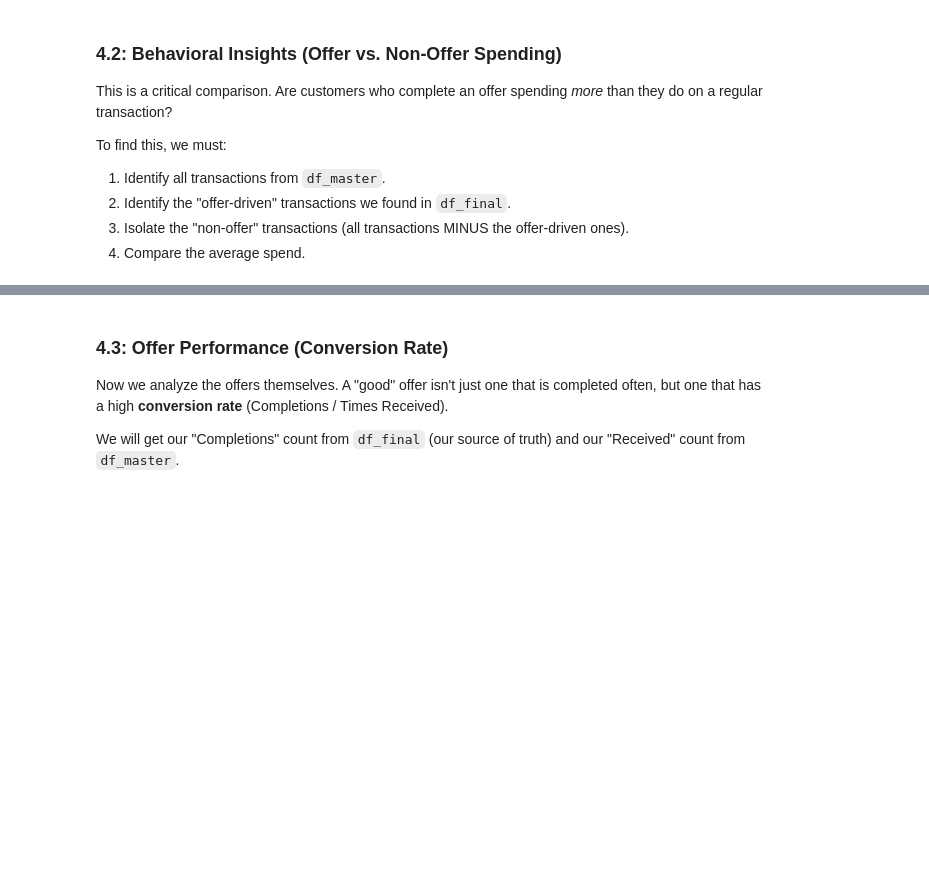
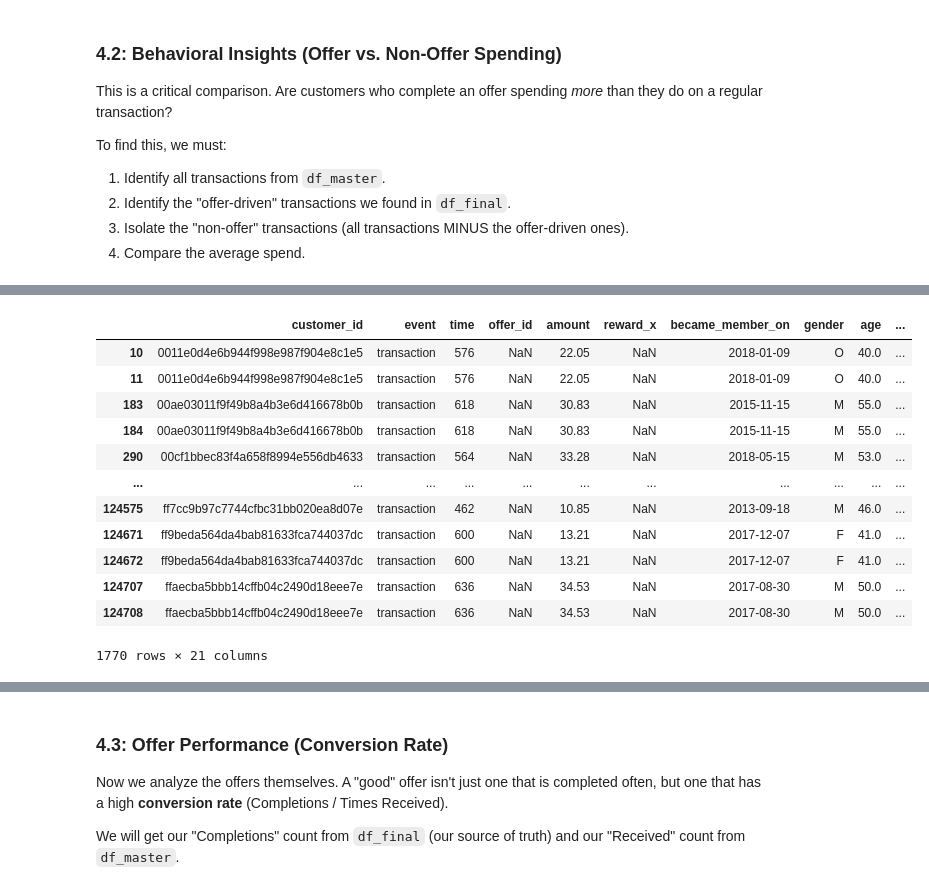
Before and after one commit to irfanzim/Python-Maven-Rewards-Challenge, a Jupyter notebook: Final Analysis.ipynb, the cells around one changed output, grey strips where cells are left out. Saved outputs shown, nothing was run; the diff lists cells and outputs as text; code cells hidden in the pictures; blank space fills up the shorter version.

```diff
--- a/Final Analysis.ipynb
+++ b/Final Analysis.ipynb
@@ -598,3 +660,8 @@ To find this, we must:
 2.  Identify the "offer-driven" transactions we found in `df_final`.
 3.  Isolate the "non-offer" transactions (all transactions MINUS the offer-driven ones).
 4.  Compare the average spend.
+# %%
+# 1. Get total number of transactions from the master log
+number_transactions = df_master[df_master['event'] == 'transaction'].copy()
+print(number_transactions.shape)
+number_transactions.head()
@@ -600,0 +706,10 @@ To find this, we must:
+# %%
+# 3. Isolate "non-offer" transactions by merging and finding what doesn't match
+# We merge our key with number_transactions.
+number_transactions = number_transactions.merge(
+    attributed_transactions_key,
+    on=['customer_id', 'time'],
+    how='left'
+)
+print(number_transactions.shape)
+number_transactions.head()
@@ -600,0 +734,16 @@ To find this, we must:
+# %%
+number_transactions[number_transactions.duplicated(keep=False)]
+# %% [output]
+|  | customer_id | event | time | offer_id | amount | reward_x | became_member_on | gender | age | ... |
+| 10 | 0011e0d4e6b944f998e987f904e8c1e5 | transaction | 576 | NaN | 22.05 | NaN | 2018-01-09 | O | 40.0 | ... |
+| 11 | 0011e0d4e6b944f998e987f904e8c1e5 | transaction | 576 | NaN | 22.05 | NaN | 2018-01-09 | O | 40.0 | ... |
+| 183 | 00ae03011f9f49b8a4b3e6d416678b0b | transaction | 618 | NaN | 30.83 | NaN | 2015-11-15 | M | 55.0 | ... |
+| 184 | 00ae03011f9f49b8a4b3e6d416678b0b | transaction | 618 | NaN | 30.83 | NaN | 2015-11-15 | M | 55.0 | ... |
+| 290 | 00cf1bbec83f4a658f8994e556db4633 | transaction | 564 | NaN | 33.28 | NaN | 2018-05-15 | M | 53.0 | ... |
+| ... | ... | ... | ... | ... | ... | ... | ... | ... | ... | ... |
+| 124575 | ff7cc9b97c7744cfbc31bb020ea8d07e | transaction | 462 | NaN | 10.85 | NaN | 2013-09-18 | M | 46.0 | ... |
+| 124671 | ff9beda564da4bab81633fca744037dc | transaction | 600 | NaN | 13.21 | NaN | 2017-12-07 | F | 41.0 | ... |
+| 124672 | ff9beda564da4bab81633fca744037dc | transaction | 600 | NaN | 13.21 | NaN | 2017-12-07 | F | 41.0 | ... |
+| 124707 | ffaecba5bbb14cffb04c2490d18eee7e | transaction | 636 | NaN | 34.53 | NaN | 2017-08-30 | M | 50.0 | ... |
+| 124708 | ffaecba5bbb14cffb04c2490d18eee7e | transaction | 636 | NaN | 34.53 | NaN | 2017-08-30 | M | 50.0 | ... |
+1770 rows × 21 columns
```
Also changed, not shown: parts of 25 cells of this notebook.
